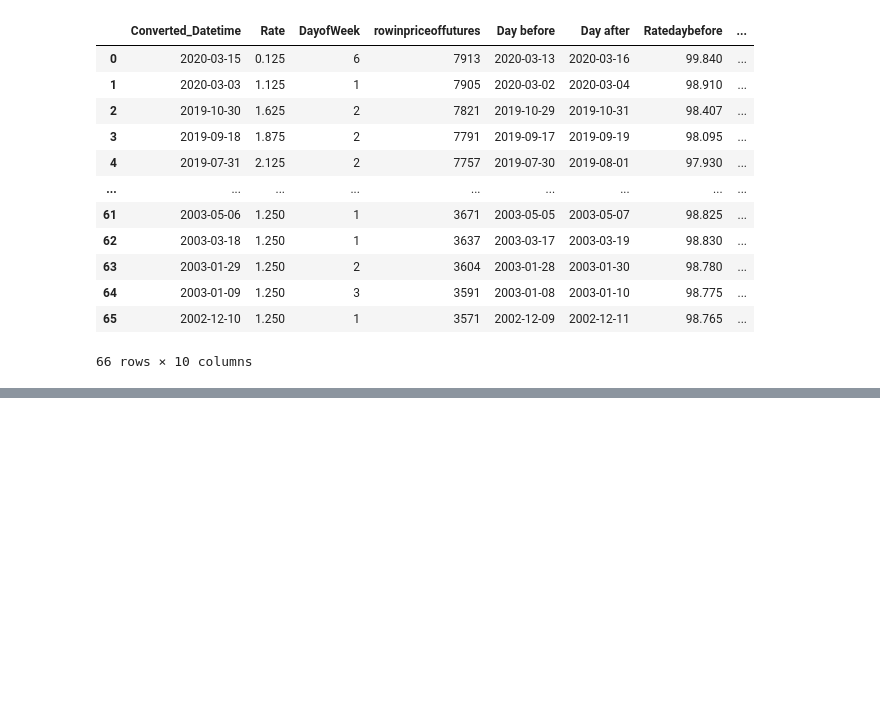
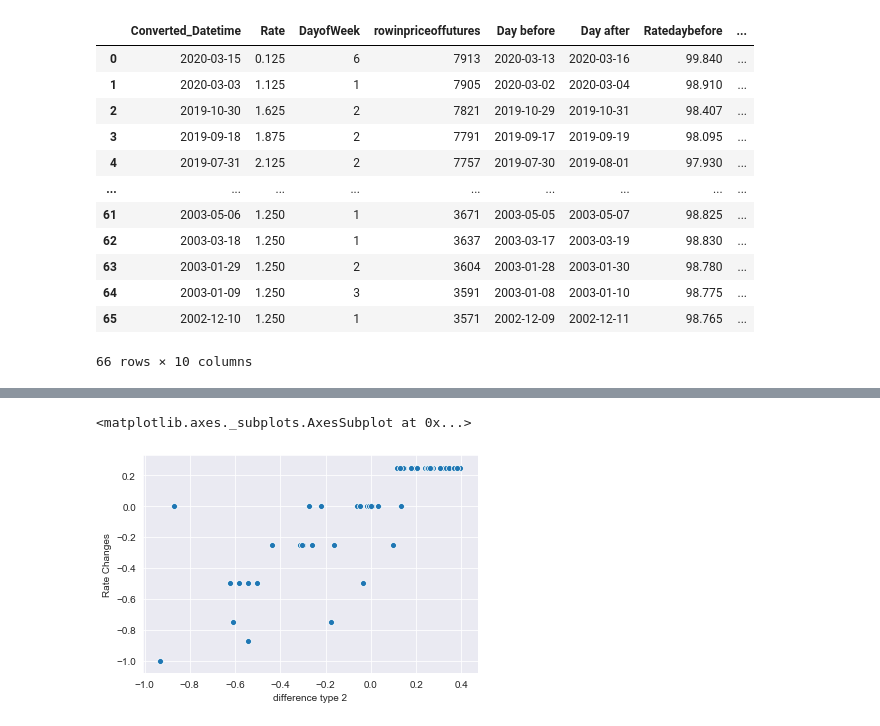
Before and after one commit to stock-market-predictor/data-scraper, a Jupyter notebook: src/jupyter/analysis.ipynb, the cells around one changed output, grey strips where cells are left out. Saved outputs shown, nothing was run; the diff lists cells and outputs as text; code cells hidden in the pictures; blank space fills up the shorter version.

Commit message:
correlation between funds rate and rate/hike

```diff
--- a/src/jupyter/analysis.ipynb
+++ b/src/jupyter/analysis.ipynb
@@ -220,3 +224,11 @@ massivechanges
 | 64 | 2003-01-09 | 1.250 | 3 | 3591 | 2003-01-08 | 2003-01-10 | 98.775 | ... |
 | 65 | 2002-12-10 | 1.250 | 1 | 3571 | 2002-12-09 | 2002-12-11 | 98.765 | ... |
 66 rows × 10 columns
+# %%
+retList = []
+for i in range(len(massivechanges['Ratedaybefore'])):
+    if i == len(massivechanges['Ratedaybefore'])-1:
+        retList.append(0)
+    else:
+        retList.append(massivechanges['Ratedaybefore'][i+1] - massivechanges['Ratedaybefore'][i])
+massivechanges['difference type 2'] = pd.Series(retList)
@@ -222,0 +251,5 @@ massivechanges
+# %%
+sns.scatterplot(x='difference type 2', y='Rate Changes', data=massivechanges)
+# %% [output]
+<matplotlib.axes._subplots.AxesSubplot at 0x...>
+[figure, added]
```
Also changed, not shown: parts of 12 cells of this notebook, 3 other files.
